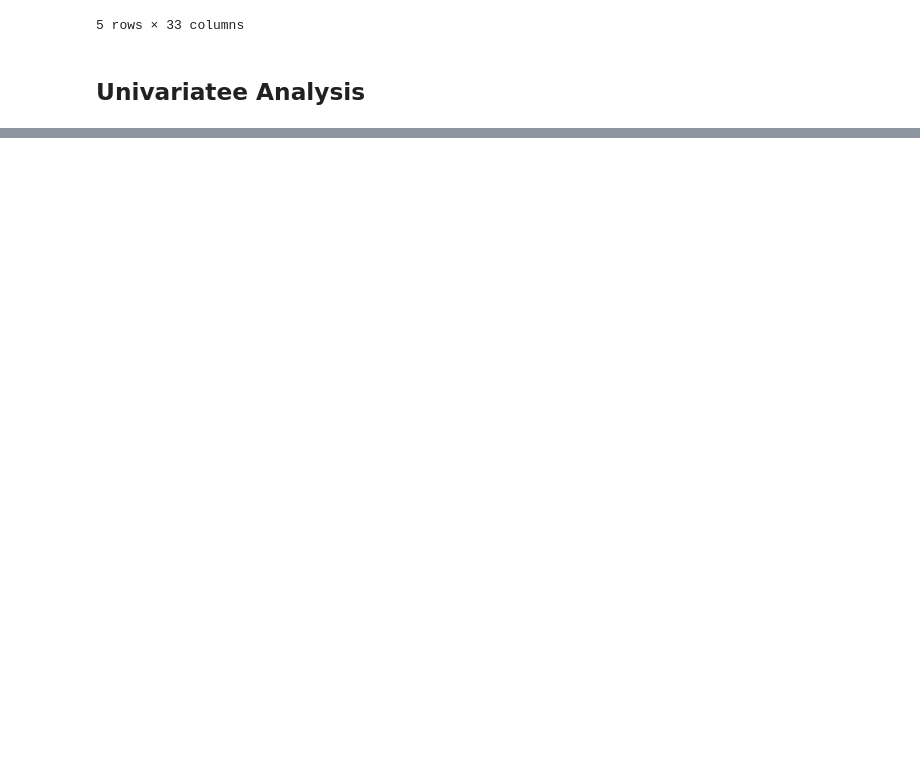
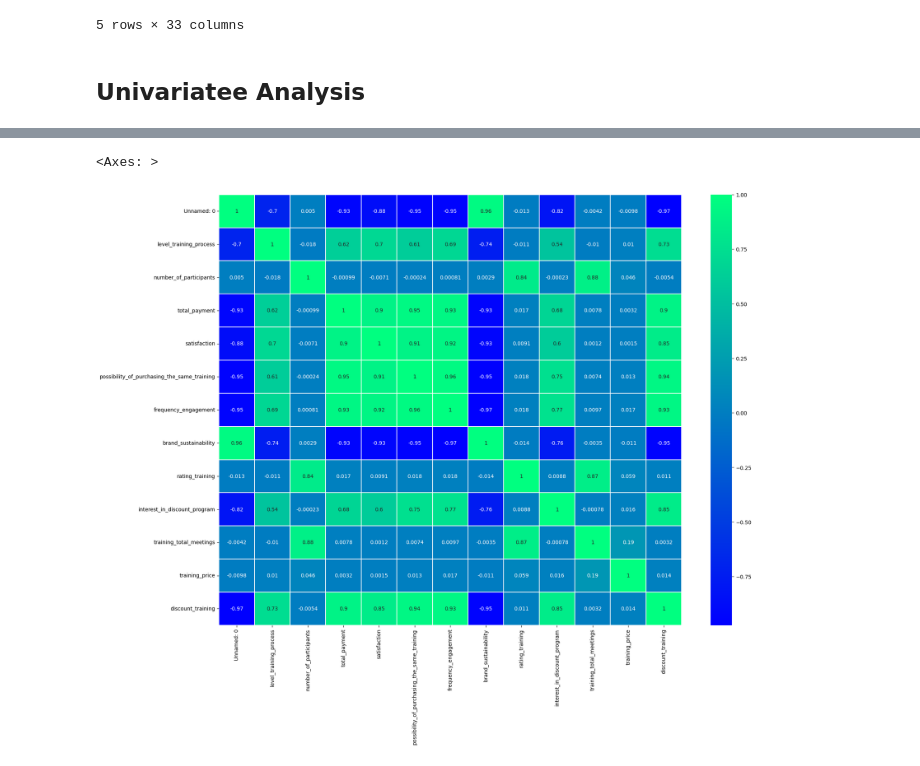
Before and after one commit to dhonihanif/AI_CrossSelling_Upselling, a Jupyter notebook: data_preparation/Unvariate_Bivariate_Multivariate/product_analysis/product7.ipynb, the cells around one changed output, grey strips where cells are left out. Cells and saved outputs as stored; diff of their text form; code cells hidden in the pictures; blank space fills up the shorter version.

```diff
--- a/data_preparation/Unvariate_Bivariate_Multivariate/product_analysis/product7.ipynb
+++ b/data_preparation/Unvariate_Bivariate_Multivariate/product_analysis/product7.ipynb
@@ -66 +66,8 @@ Comprehensive Train The Trainers
 Name: upselling, dtype: int64
+# %%
+num_columns = [i for i in df.columns if df[i].dtype != "object"]
+fig, ax = plt.subplots(figsize=(20, 15))
+sns.heatmap(data=df[num_columns].corr(), annot=True, linewidths=.2, linecolor="white", cmap="winter", ax=ax)
+# %% [output]
+<Axes: >
+[figure, added]
```
Also changed, not shown: parts of 4 cells of this notebook, 53 other files.
